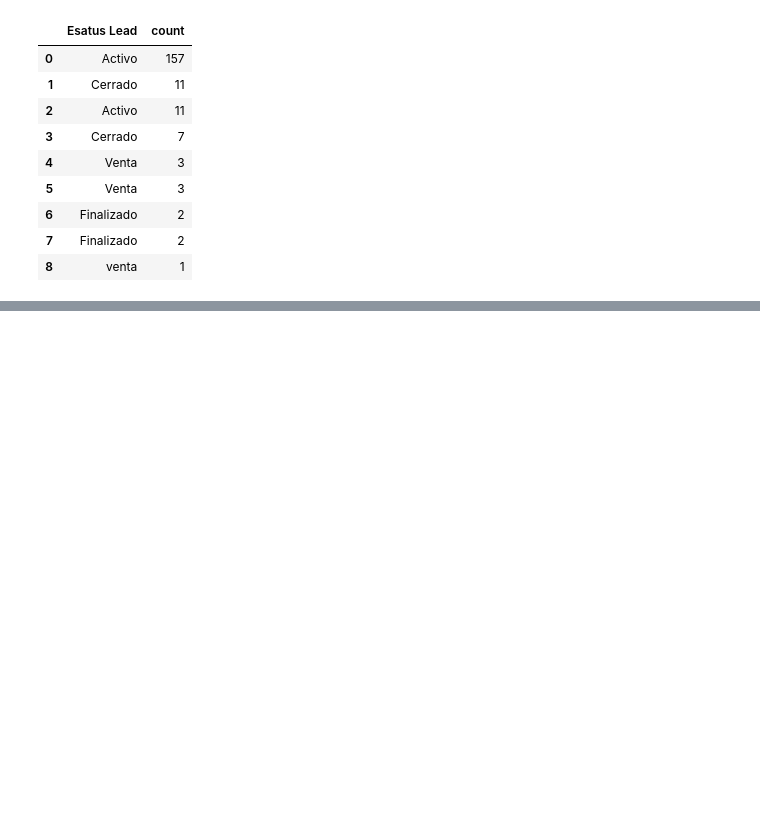
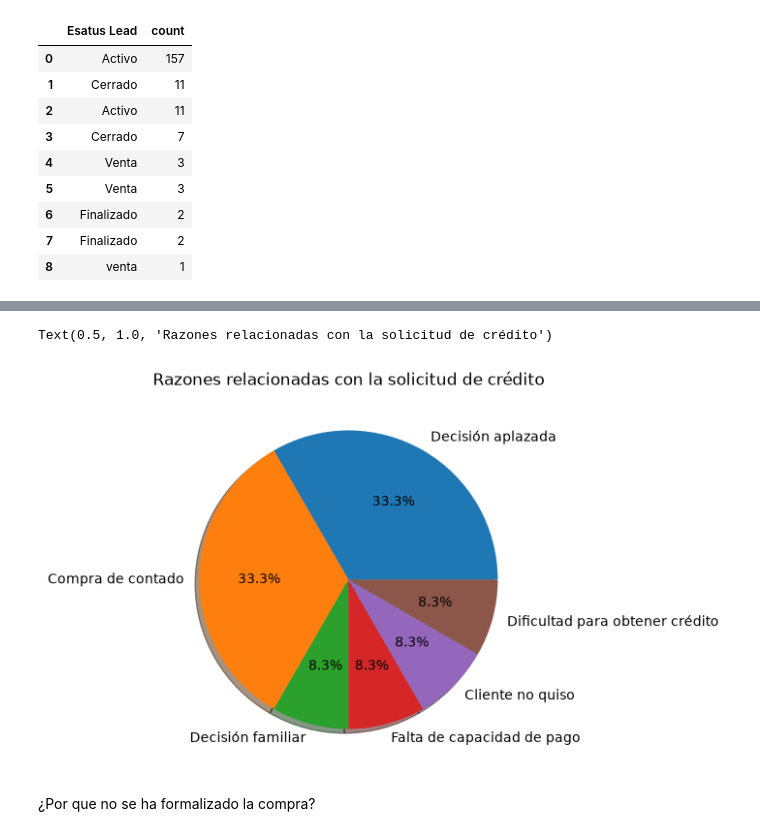
Before and after one commit to a01739136-tech/extraccion_caracteristicas, a Jupyter notebook: Actividad 4.1/4_Extracción_de_Características.ipynb, the cells around one changed output, grey strips where cells are left out. Cells and saved outputs as stored; diff of their text form; code cells hidden in the pictures; blank space fills up the shorter version.

```diff
--- a/Actividad 4.1/4_Extracción_de_Características.ipynb
+++ b/Actividad 4.1/4_Extracción_de_Características.ipynb
@@ -436,0 +491,8 @@ Text(0, 0.5, 'Frecuencia')
+# %%
+#Extraigo la pregunta abierta
+Pregunta_credito = bpiso[
+    ["¿Por que no hubo Solicitud de credito?"]
+].copy()
+
+# Elimino respuestas vacías
+Pregunta_credito = Pregunta_credito.dropna()
@@ -436,0 +553,8 @@ Text(0, 0.5, 'Frecuencia')
+# %%
+Tabla_credito = (
+    Pregunta_credito["Caracteristica"]
+    .value_counts()
+    .reset_index()
+)
+
+Tabla_credito
@@ -436,0 +570,6 @@ Text(0, 0.5, 'Frecuencia')
+# %%
+Tabla_credito_sin = Tabla_credito[
+    Tabla_credito["Caracteristica"] != "Sí hubo solicitud de crédito"
+]
+
+Tabla_credito_sin
@@ -436,0 +584,18 @@ Text(0, 0.5, 'Frecuencia')
+# %%
+# Gráfica de pastel con todas las respuestas
+ax = Tabla_credito_sin["count"].plot(
+    kind="pie",
+    labels=Tabla_credito_sin["Caracteristica"],
+    figsize=(10, 5),
+    shadow=True,
+    autopct="%0.1f%%",
+    legend=False
+)
+
+ax.set_ylabel("")
+ax.set_title("Razones relacionadas con la solicitud de crédito")
+# %% [output]
+Text(0.5, 1.0, 'Razones relacionadas con la solicitud de crédito')
+[figure, added]
+# %% [markdown]
+¿Por que no se ha formalizado la compra?
```
Also changed, not shown: parts of 43 cells of this notebook, 1 other file.
